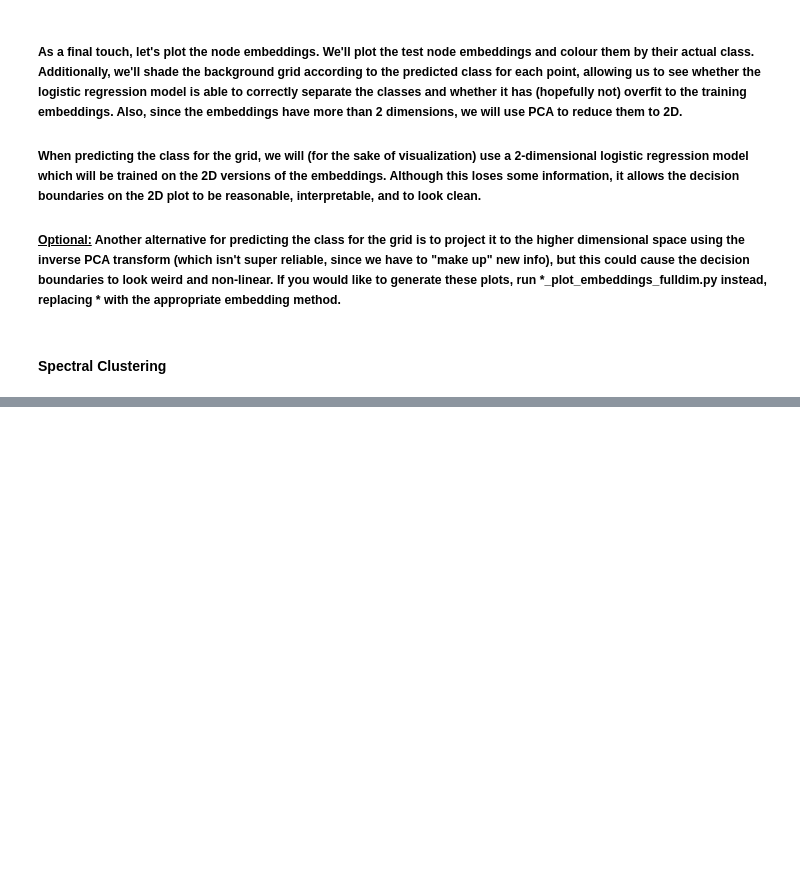
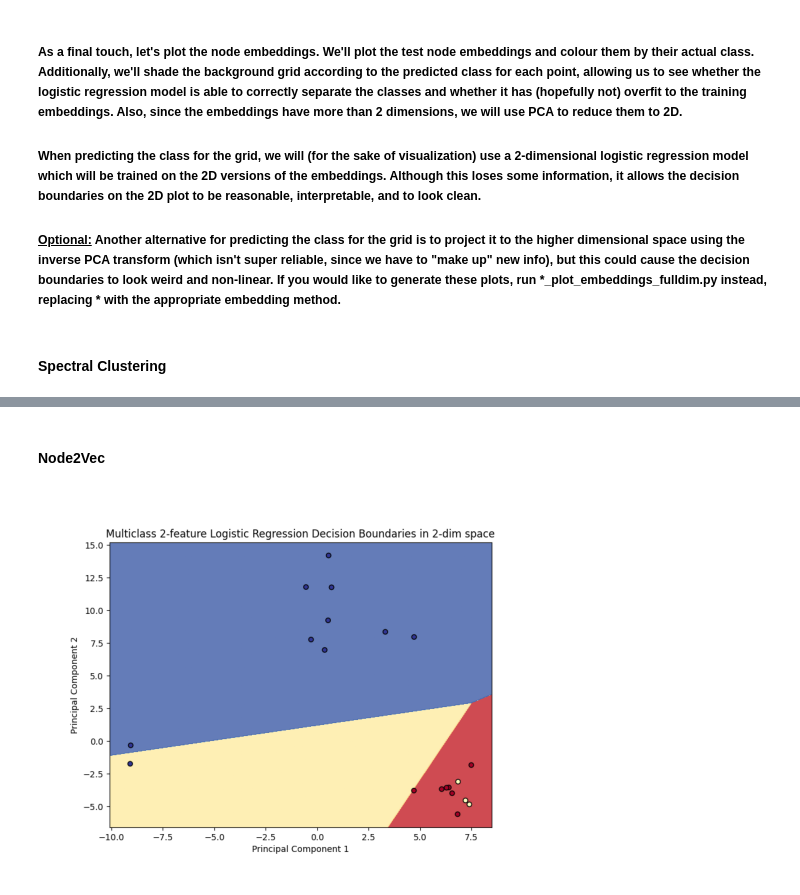
Before and after one commit to matthiaszelleke/NodeEmbeddingMethods, a Jupyter notebook: example_classification.ipynb, the cells around one changed output, grey strips where cells are left out. Drawn from its saved outputs; the diff is of its cells as text; code cells hidden in the pictures; blank space fills up the shorter version.

Commit message:
add embedding plots for all 4 methods to notebook

```diff
--- a/example_classification.ipynb
+++ b/example_classification.ipynb
@@ -322,0 +323,13 @@ plt.show()
+# %% [markdown]
+#### Node2Vec
+# %%
+!python -u Node2vecImplementation/n2v_plot_embeddings.py
+
+%matplotlib inline
+
+img = mpimg.imread("Node2vecImplementation/n2v_pca.png")
+plt.imshow(img)
+plt.axis('off')
+plt.show()
+# %% [output]
+[figure, added]
```
Also changed, not shown: parts of 12 cells of this notebook, 22 other files.
